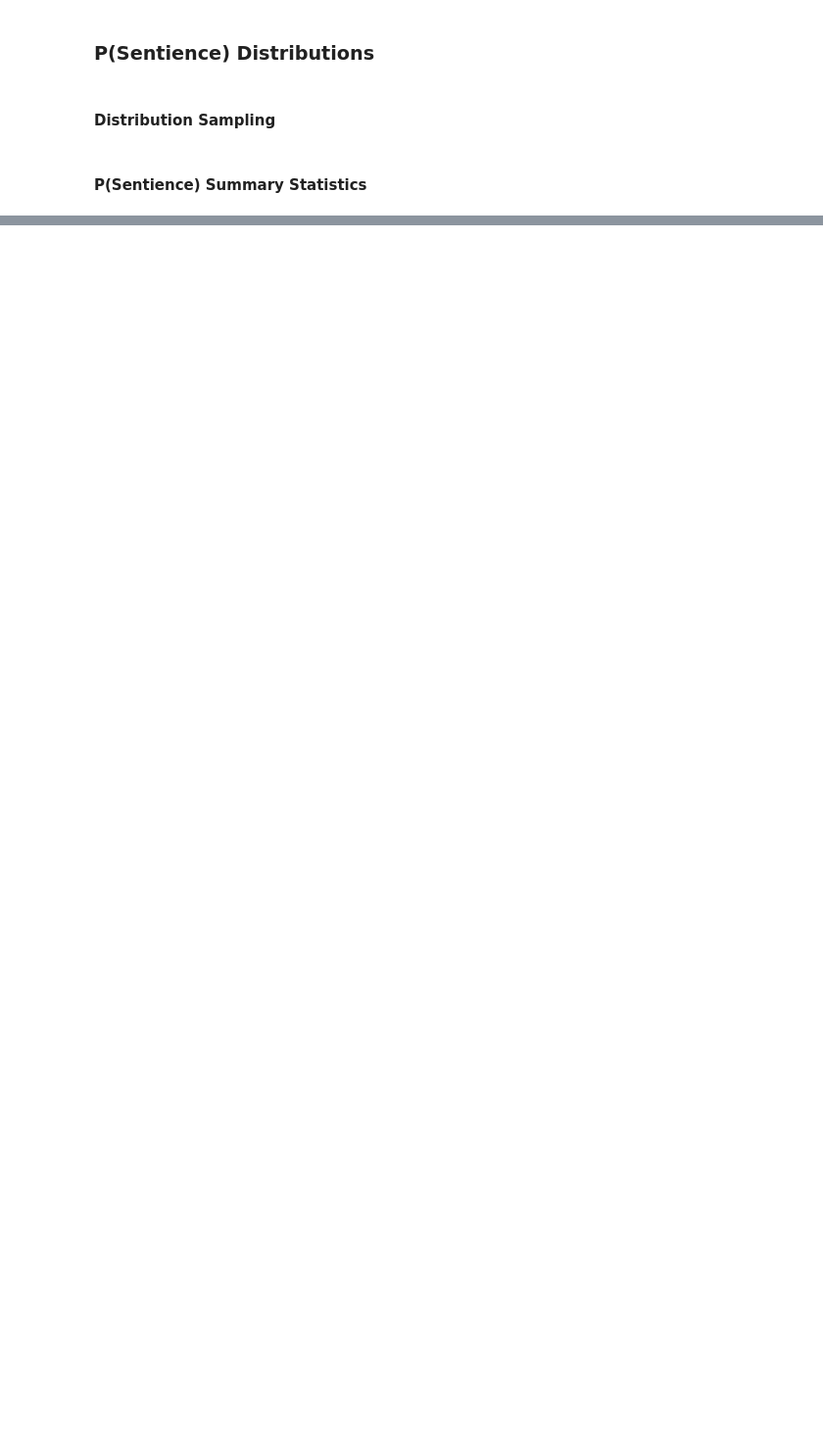
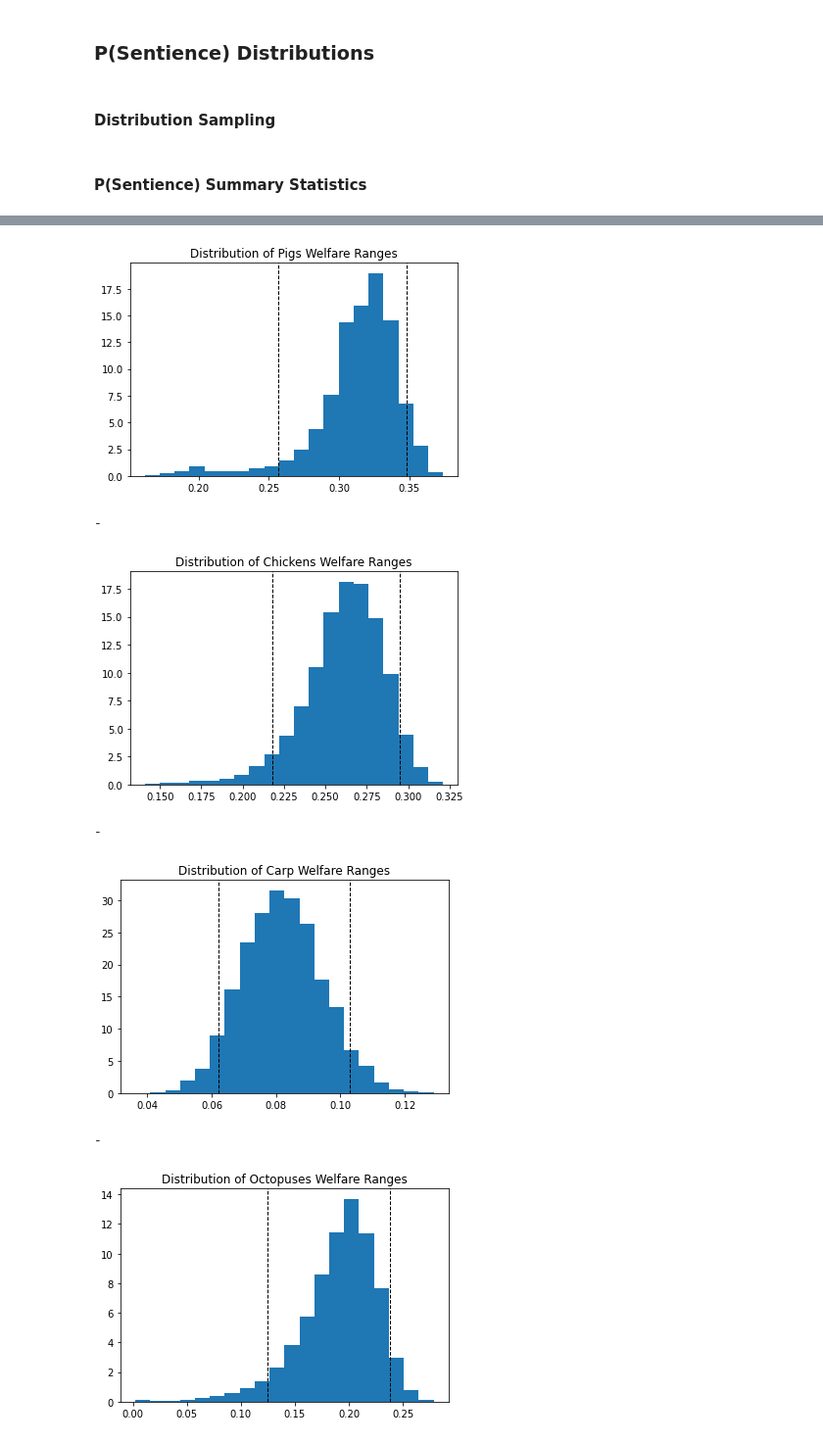
Before and after one commit to laurakduffy/updated_moral_weights, a Jupyter notebook: welfare_range_calculations.ipynb, the cells around one changed output, grey strips where cells are left out. Shown: that part at 98% size. Drawn from its saved outputs; the diff is of its cells as text; code cells hidden in the pictures; blank space fills up the shorter version.

```diff
--- a/welfare_range_calculations.ipynb
+++ b/welfare_range_calculations.ipynb
@@ -52,0 +520,64 @@ Probability of Sentience
+# %%
+def all_animals_sent_adj_geometric_mean_model(to_plot=True):
+    means = []
+    fifth_percentiles = []
+    twenty_fifth_percentiles = []
+    medians = []
+    seventy_fifth_percentiles = []
+    ninty_fifth_percentiles = []
+
+    sent_adj_qualitative_wrs_all_animals = sent_adj_qualitative_welfare_ranges(ANIMALS)[1]
+    equality_wr_lst = get_equality_welfare_ranges()
+    neuron_count_wr_lst = get_neuron_count_welfare_ranges()
+
+    sent_adj_geom_mean_wr_dict = {}
+
+    weights = [0.6, 0.2, 0.2]
+
+    for animal in ANIMALS:
+        animal_sent_adj_qual_ranges = sent_adj_qualitative_wrs_all_animals[animal]
+        animal_equality_range = equality_wr_lst[animal]
+        animal_neuron_count_range = neuron_count_wr_lst[animal]
+
+        animal_sent_adj_model_results = one_animal_sentience_adjustment(animal, animal_equality_range, animal_neuron_count_range, animal_sent_adj_qual_ranges)
+        animal_sent_adj_equality_results = animal_sent_adj_model_results['Equality']
+        animal_sent_adj_neuron_count_results = animal_sent_adj_model_results['Neuron Count']
+
+        sent_adj_animal_geom_mean_lst = []
+        for i in range(N):
+            qual_result_i = animal_sent_adj_qual_ranges[i]
+            equality_result_i = animal_sent_adj_equality_results[i]
+            neuron_count_result_i = animal_sent_adj_neuron_count_results[i]
+            geom_mean_result_i = np.exp(np.log(qual_result_i)*0.6 + np.log(equality_result_i)*0.2 + np.log(neuron_count_result_i)*0.2)
+            sent_adj_animal_geom_mean_lst.append(geom_mean_result_i)
+
+        sent_adj_geom_mean_wr_dict[animal] = sent_adj_animal_geom_mean_lst
+
+        sent_adj_animal_stats = one_animal_summary_stats(animal, sent_adj_animal_geom_mean_lst, to_print=False)
+        pickle.dump(np.array(sent_adj_animal_geom_mean_lst), open(os.path.join('pickled_sent_adjusted_welfare_ranges', '{}_geom_mean_welfare_ranges.p'.format(animal)), 'wb'))
+        means.append(round(sent_adj_animal_stats[0],3))
+        fifth_percentiles.append(round(sent_adj_animal_stats[1],3))
+        twenty_fifth_percentiles.append(round(sent_adj_animal_stats[2],3))
+        medians.append(round(sent_adj_animal_stats[3],3))
+        seventy_fifth_percentiles.append(round(sent_adj_animal_stats[4],3))
+        ninty_fifth_percentiles.append(round(sent_adj_animal_stats[5],3))
+
+    if to_plot:
+        for animal in ANIMALS:
+            plot_range_distribution(animal, sent_adj_geom_mean_wr_dict[animal])
+
+    cols = ["Animals", 'Mean', '5%', '25%', '50%', '75%', '95%']
+    sent_adj_geom_mean_welfare_range_stats_df = pd.DataFrame(list(zip(ANIMALS, means, fifth_percentiles, twenty_fifth_percentiles, medians, seventy_fifth_percentiles, ninty_fifth_percentiles)), columns=cols)
+    sent_adj_geom_mean_welfare_range_stats_df.sort_values("50%", ascending=False)
+    sent_adj_geom_mean_welfare_range_stats_df.to_csv(os.path.join("outputs", "Mixture Model - P_Sentience-Adjusted Welfare Ranges.csv"))
+    return sent_adj_geom_mean_welfare_range_stats_df, sent_adj_geom_mean_wr_dict
+
+print(all_animals_sent_adj_geometric_mean_model()[0])
+# %% [output]
+[figure, added]
+-
+[figure, added]
+-
+[figure, added]
+-
+[figure, added]
```
Also changed, not shown: parts of 22 cells of this notebook, 53 other files.
